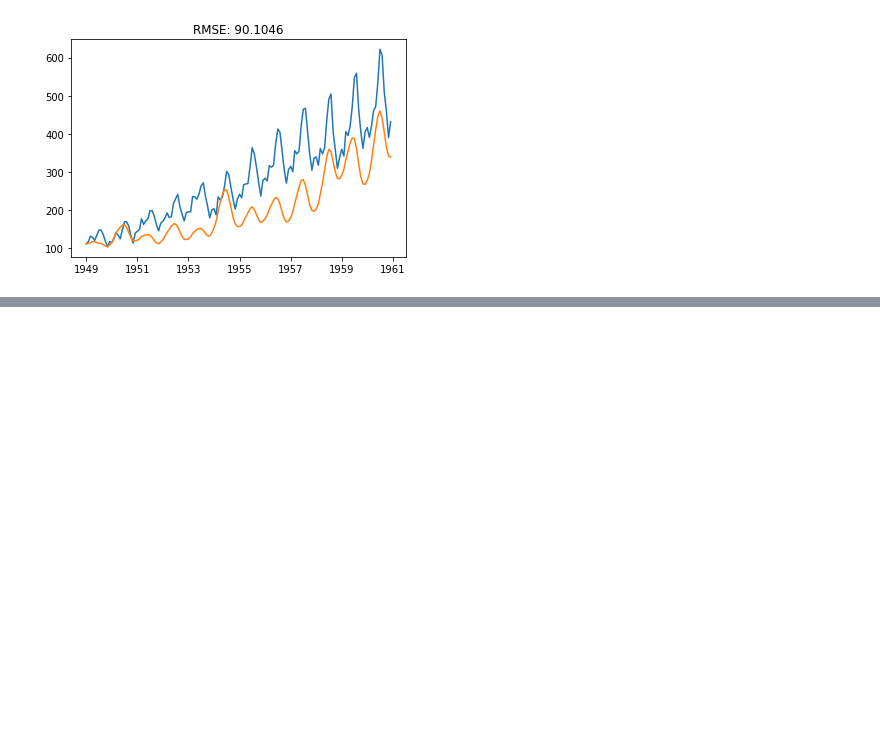
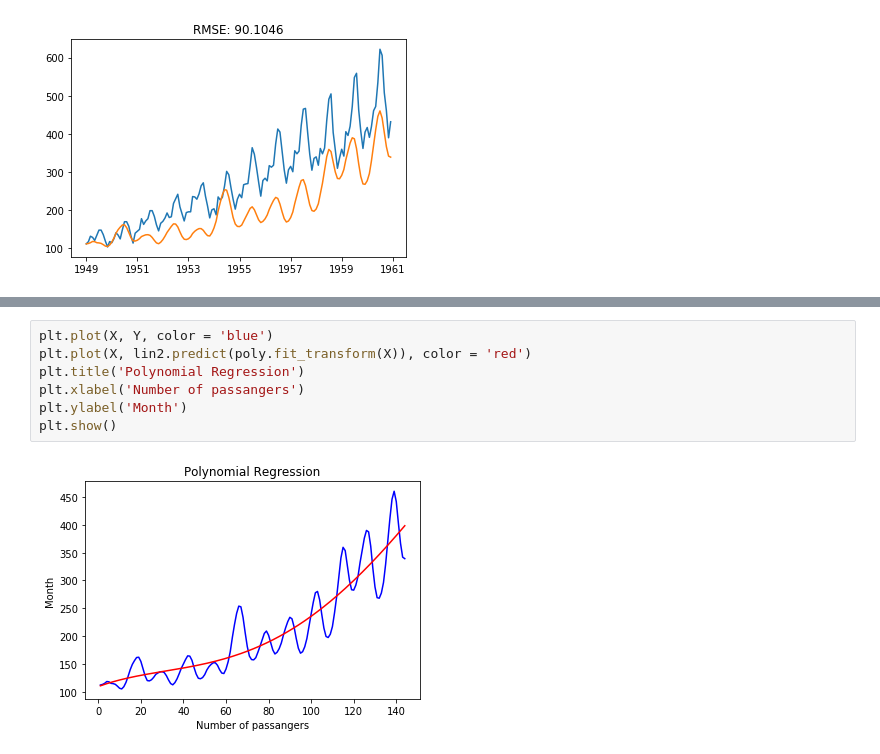
Before and after one commit to sarincr/Time-series-analysis-using-Python, a Jupyter notebook: 16.ARIMAPOL.ipynb, the cells around one changed output, grey strips where cells are left out. Drawn from its saved outputs; the diff is of its cells as text; blank space fills up the shorter version.

```diff
--- a/16.ARIMALEN.ipynb
+++ b/16.ARIMAPOL.ipynb
@@ -613,0 +695,9 @@ Text(0.5,1,u'RMSE: 90.1046')
+# %%
+plt.plot(X, Y, color = 'blue')
+plt.plot(X, lin2.predict(poly.fit_transform(X)), color = 'red')
+plt.title('Polynomial Regression')
+plt.xlabel('Number of passangers')
+plt.ylabel('Month')
+plt.show()
+# %% [output]
+[figure, added]
```
Also changed, not shown: parts of 10 cells of this notebook, 1 other file.
